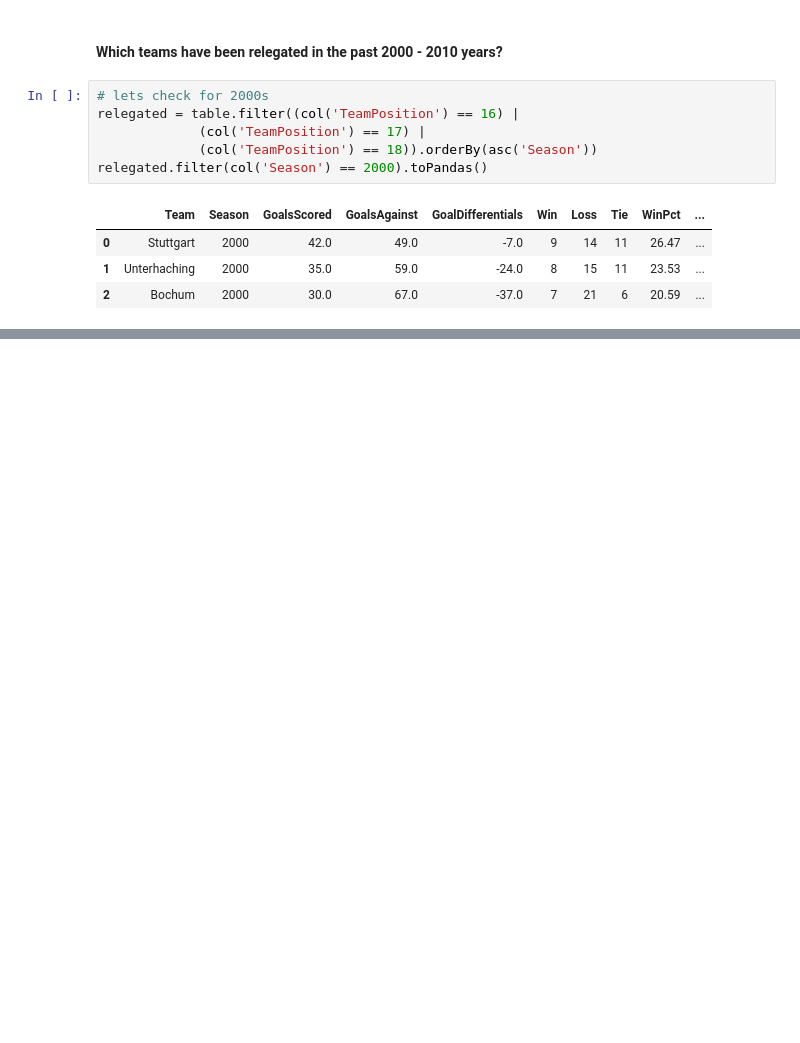
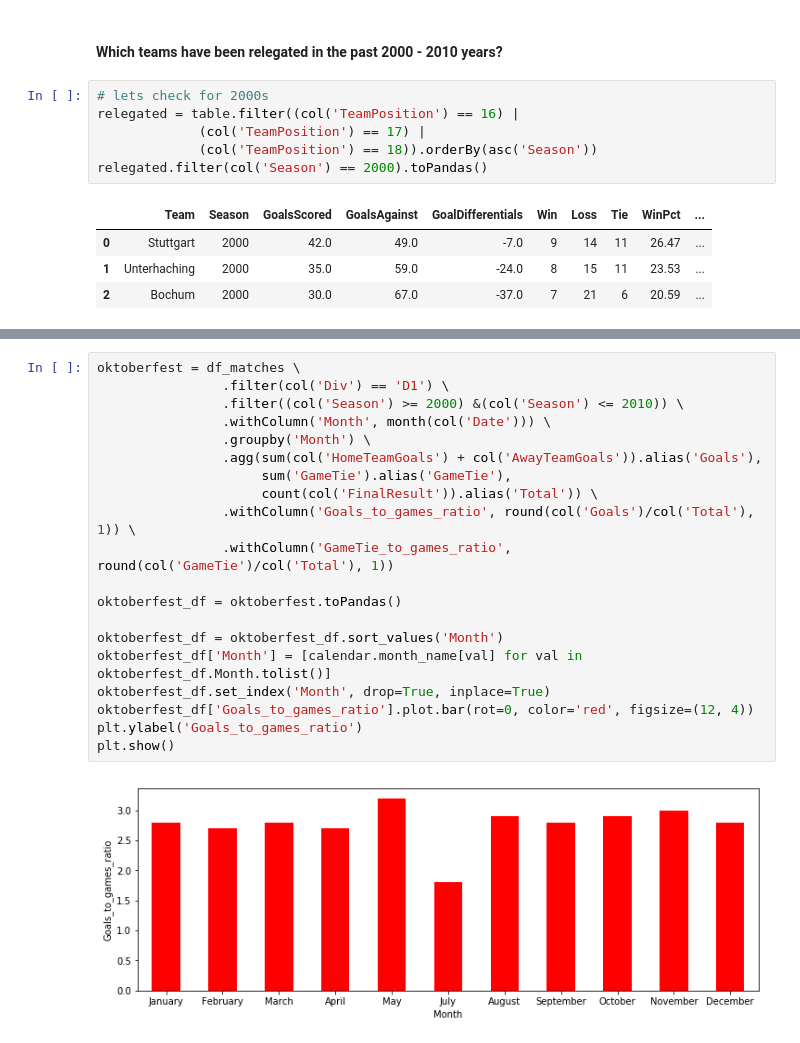
Before and after one commit to henokyemam/Wrangling_PySpark, a Jupyter notebook: 02_SparkTraining.ipynb, the cells around one changed output, grey strips where cells are left out. Cells and saved outputs as stored; diff of their text form; blank space fills up the shorter version.

Commit message:
added one monthly features

```diff
--- a/02_SparkTraining.ipynb
+++ b/02_SparkTraining.ipynb
@@ -218,0 +208,22 @@ relegated.filter(col('Season') == 2001).filter(col('Team') == 'Stuttgard').count
+# %%
+oktoberfest = df_matches \
+                .filter(col('Div') == 'D1') \
+                .filter((col('Season') >= 2000) &(col('Season') <= 2010)) \
+                .withColumn('Month', month(col('Date'))) \
+                .groupby('Month') \
+                .agg(sum(col('HomeTeamGoals') + col('AwayTeamGoals')).alias('Goals'),
+                     sum('GameTie').alias('GameTie'),
+                     count(col('FinalResult')).alias('Total')) \
+                .withColumn('Goals_to_games_ratio', round(col('Goals')/col('Total'), 1)) \
+                .withColumn('GameTie_to_games_ratio', round(col('GameTie')/col('Total'), 1))
+
+oktoberfest_df = oktoberfest.toPandas()
+
+oktoberfest_df = oktoberfest_df.sort_values('Month')
+oktoberfest_df['Month'] = [calendar.month_name[val] for val in oktoberfest_df.Month.tolist()]
+oktoberfest_df.set_index('Month', drop=True, inplace=True)
+oktoberfest_df['Goals_to_games_ratio'].plot.bar(rot=0, color='red', figsize=(12, 4))
+plt.ylabel('Goals_to_games_ratio')
+plt.show()
+# %% [output]
+[figure, added]
```
Also changed, not shown: parts of 18 cells of this notebook.
